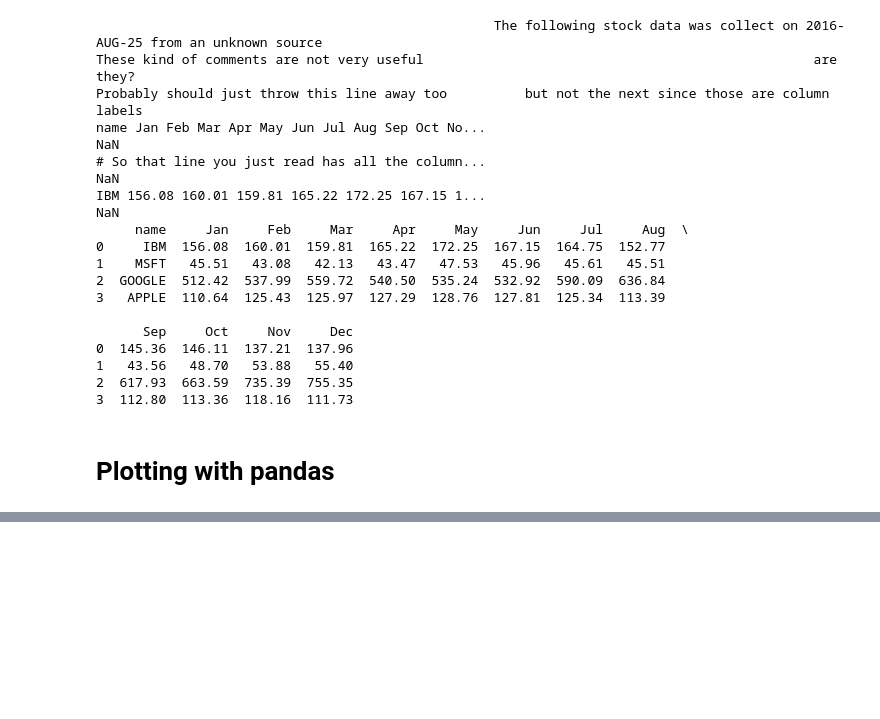
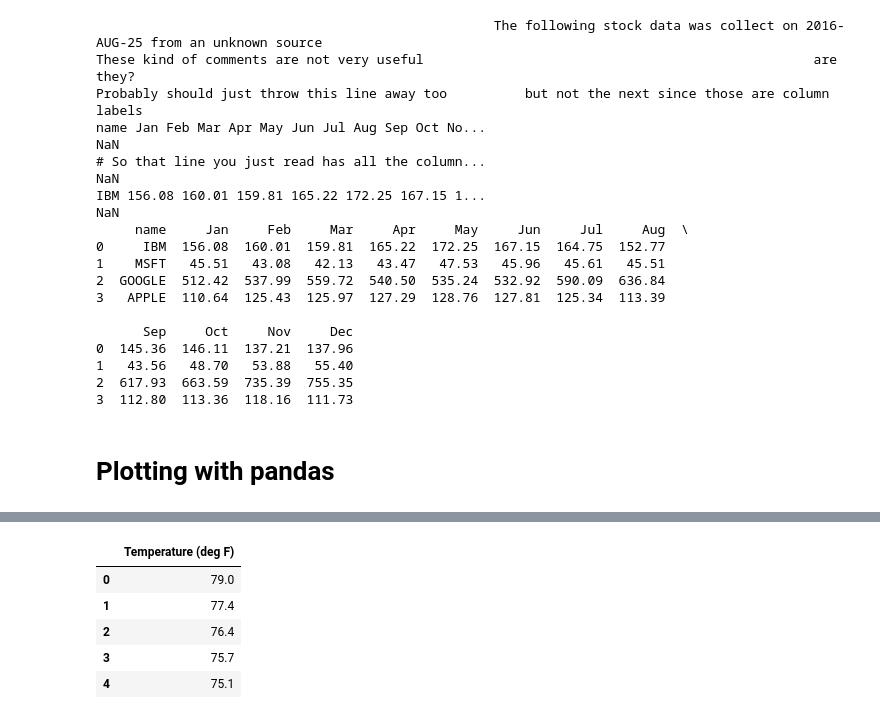
Before and after one commit to bholbein/datacamp-data-scientist-with-python, a Jupyter notebook: 08 pandas Foundations/01 Data ingestion & inspection.ipynb, the cells around one changed output, grey strips where cells are left out. Cells and saved outputs as stored; diff of their text form; code cells hidden in the pictures; blank space fills up the shorter version.

```diff
--- a/08 pandas Foundations/01 Data ingestion & inspection.ipynb
+++ b/08 pandas Foundations/01 Data ingestion & inspection.ipynb
@@ -273,0 +283,14 @@ IBM 156.08 160.01 159.81 165.22 172.25 167.15 1...
+# %%
+import pandas as pd
+import matplotlib.pyplot as plt
+
+df = pd.read_csv('temperature.csv')
+
+df.head()
+# %% [output]
+|  | Temperature (deg F) |
+| 0 | 79.0 |
+| 1 | 77.4 |
+| 2 | 76.4 |
+| 3 | 75.7 |
+| 4 | 75.1 |
```
Also changed, not shown: parts of 7 cells of this notebook, 20 other files.
